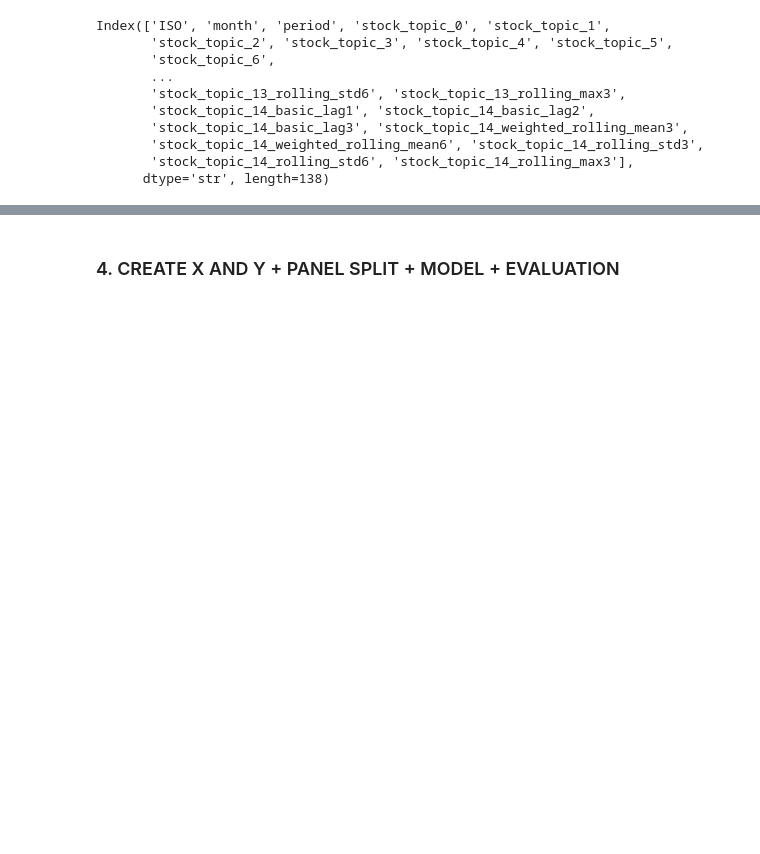
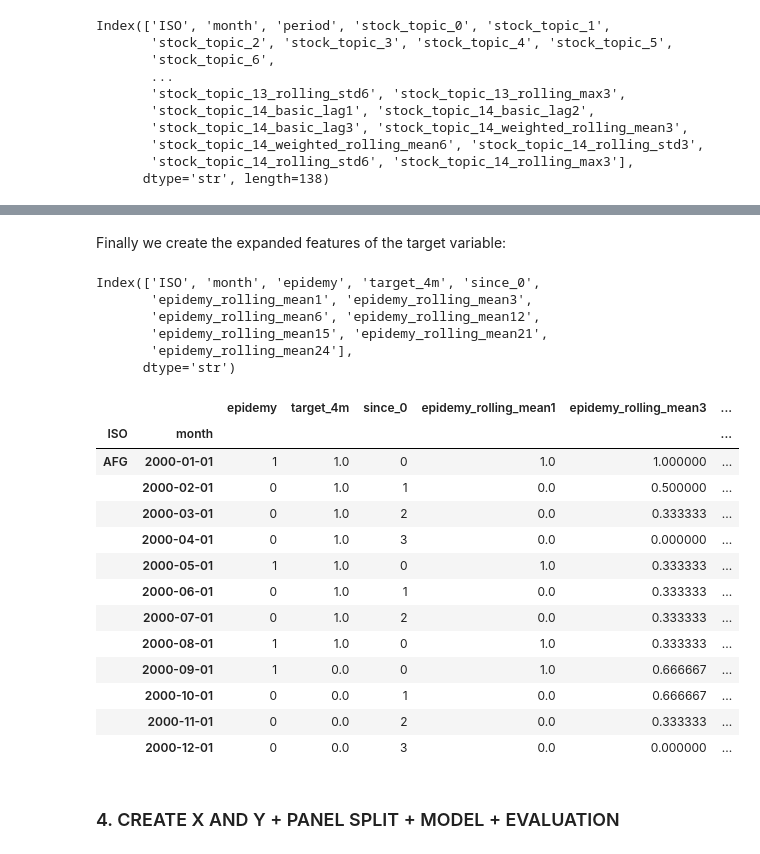
Before and after one commit to ericGutierrezM/forecasting_epidemics, a Jupyter notebook: pipeline.ipynb, the cells around one changed output, grey strips where cells are left out. Saved outputs shown, nothing was run; the diff lists cells and outputs as text; code cells hidden in the pictures; blank space fills up the shorter version.

```diff
--- a/pipeline.ipynb
+++ b/pipeline.ipynb
@@ -855,3 +975,5 @@ text.head(12)
 |  | 2010-10-01 | 201010 | 0.016045 | 0.032871 | 0.162626 | 0.032868 | 0.057765 | ... |
 |  | 2010-11-01 | 201011 | 0.016947 | 0.032475 | 0.156862 | 0.033007 | 0.060408 | ... |
 |  | 2010-12-01 | 201012 | 0.015996 | 0.033234 | 0.157907 | 0.031357 | 0.057428 | ... |
+# %% [markdown]
+Finally we create the expanded features of the target variable:
@@ -858,3 +984,30 @@ text.head(12)
+# %%
+print(epidemy.columns)
+# %% [output]
+Index(['ISO', 'month', 'epidemy', 'target_4m', 'since_0',
+       'epidemy_rolling_mean1', 'epidemy_rolling_mean3',
+       'epidemy_rolling_mean6', 'epidemy_rolling_mean12',
+       'epidemy_rolling_mean15', 'epidemy_rolling_mean21',
+       'epidemy_rolling_mean24'],
+      dtype='str')
+# %%
+epidemy = epidemy.set_index(['ISO', 'month']).sort_index()
+epidemy.head(12)
+# %% [output]
+|  |  | epidemy | target_4m | since_0 | epidemy_rolling_mean1 | epidemy_rolling_mean3 | ... |
+| ISO | month |  |  |  |  |  | ... |
+| AFG | 2000-01-01 | 1 | 1.0 | 0 | 1.0 | 1.000000 | ... |
+|  | 2000-02-01 | 0 | 1.0 | 1 | 0.0 | 0.500000 | ... |
+|  | 2000-03-01 | 0 | 1.0 | 2 | 0.0 | 0.333333 | ... |
+|  | 2000-04-01 | 0 | 1.0 | 3 | 0.0 | 0.000000 | ... |
+|  | 2000-05-01 | 1 | 1.0 | 0 | 1.0 | 0.333333 | ... |
+|  | 2000-06-01 | 0 | 1.0 | 1 | 0.0 | 0.333333 | ... |
+|  | 2000-07-01 | 0 | 1.0 | 2 | 0.0 | 0.333333 | ... |
+|  | 2000-08-01 | 1 | 1.0 | 0 | 1.0 | 0.333333 | ... |
+|  | 2000-09-01 | 1 | 0.0 | 0 | 1.0 | 0.666667 | ... |
+|  | 2000-10-01 | 0 | 0.0 | 1 | 0.0 | 0.666667 | ... |
+|  | 2000-11-01 | 0 | 0.0 | 2 | 0.0 | 0.333333 | ... |
+|  | 2000-12-01 | 0 | 0.0 | 3 | 0.0 | 0.000000 | ... |
 # %% [markdown]
 ### 4. CREATE X AND Y + PANEL SPLIT + MODEL + EVALUATION
 # %% [markdown]
```
Also changed, not shown: parts of 14 cells of this notebook, 2 other files.
